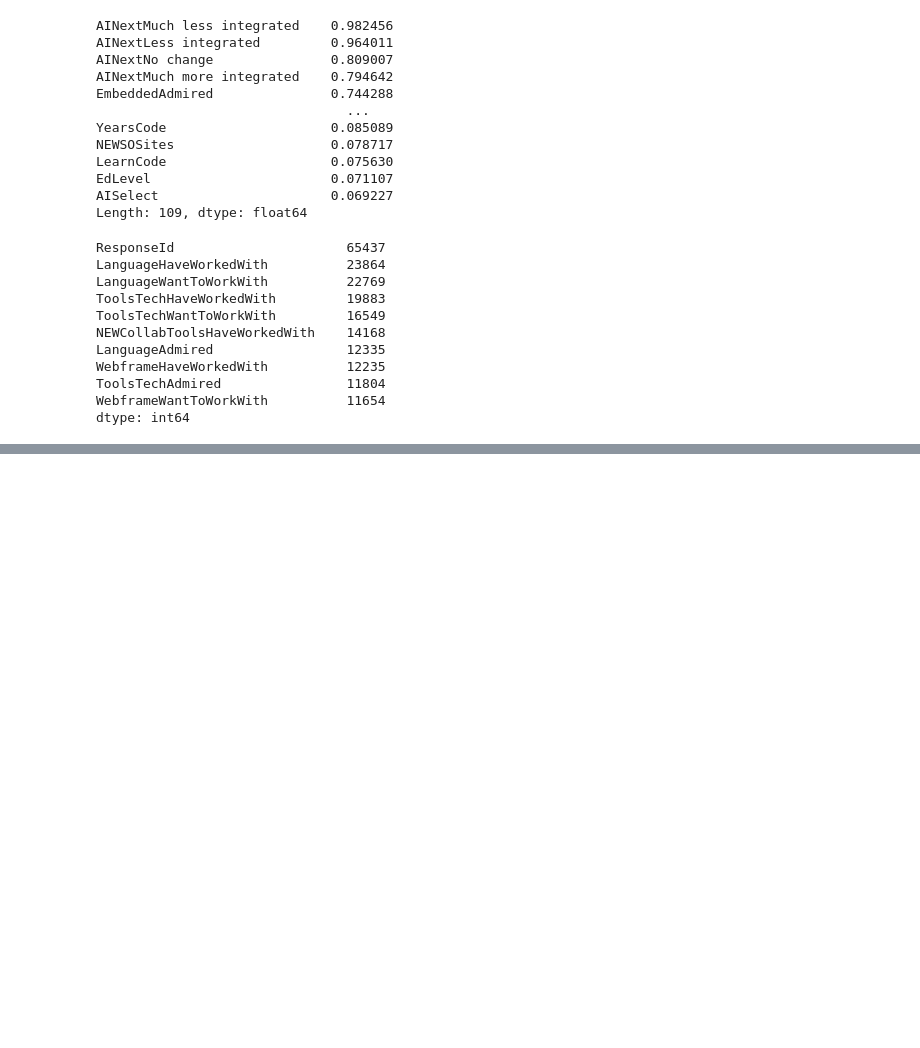
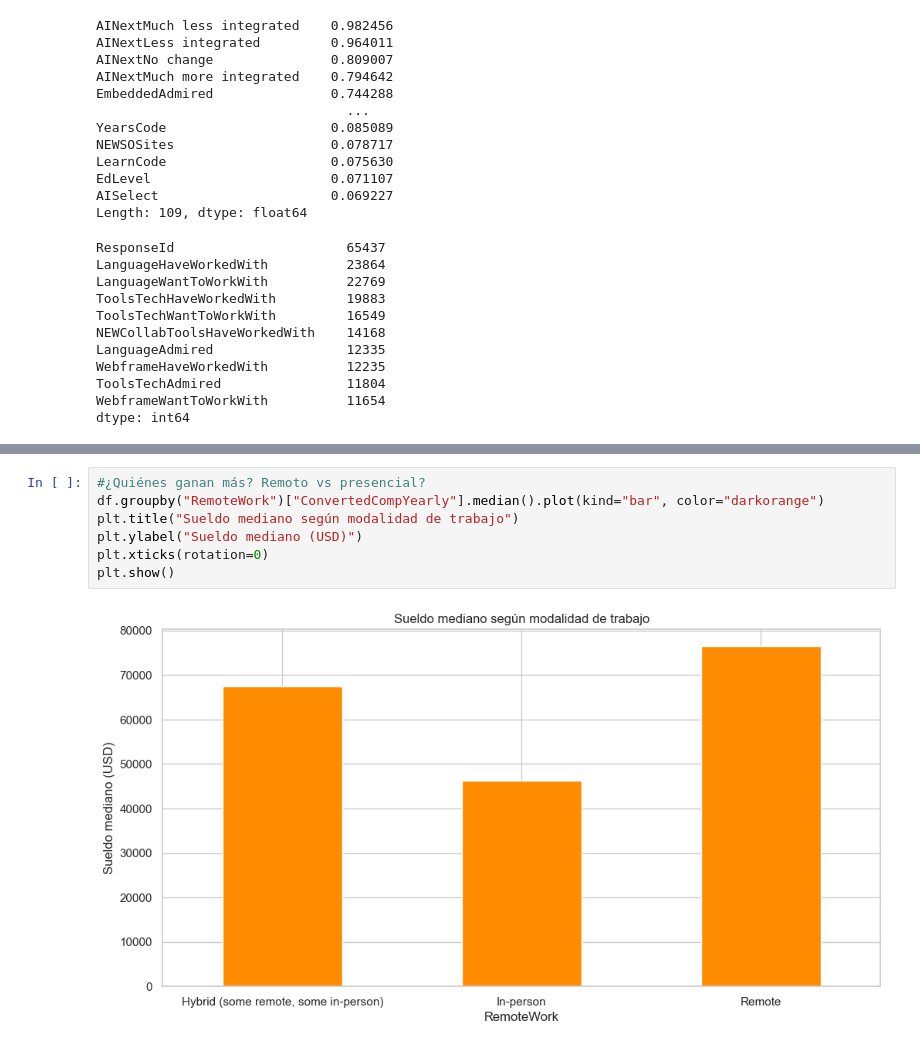
Before and after one commit to Emilianoc28/Empleos-Tech-Stackoverflow, a Jupyter notebook: notebooks/01_EDA.ipynb, the cells around one changed output, grey strips where cells are left out. Drawn from its saved outputs; the diff is of its cells as text; blank space fills up the shorter version.

```diff
--- a/notebooks/01_EDA.ipynb
+++ b/notebooks/01_EDA.ipynb
@@ -68,0 +92,9 @@ dtype: int64
+# %%
+#¿Quiénes ganan más? Remoto vs presencial?
+df.groupby("RemoteWork")["ConvertedCompYearly"].median().plot(kind="bar", color="darkorange")
+plt.title("Sueldo mediano según modalidad de trabajo")
+plt.ylabel("Sueldo mediano (USD)")
+plt.xticks(rotation=0)
+plt.show()
+# %% [output]
+[figure, added]
```
Also changed, not shown: parts of 7 cells of this notebook, 1 other file.
